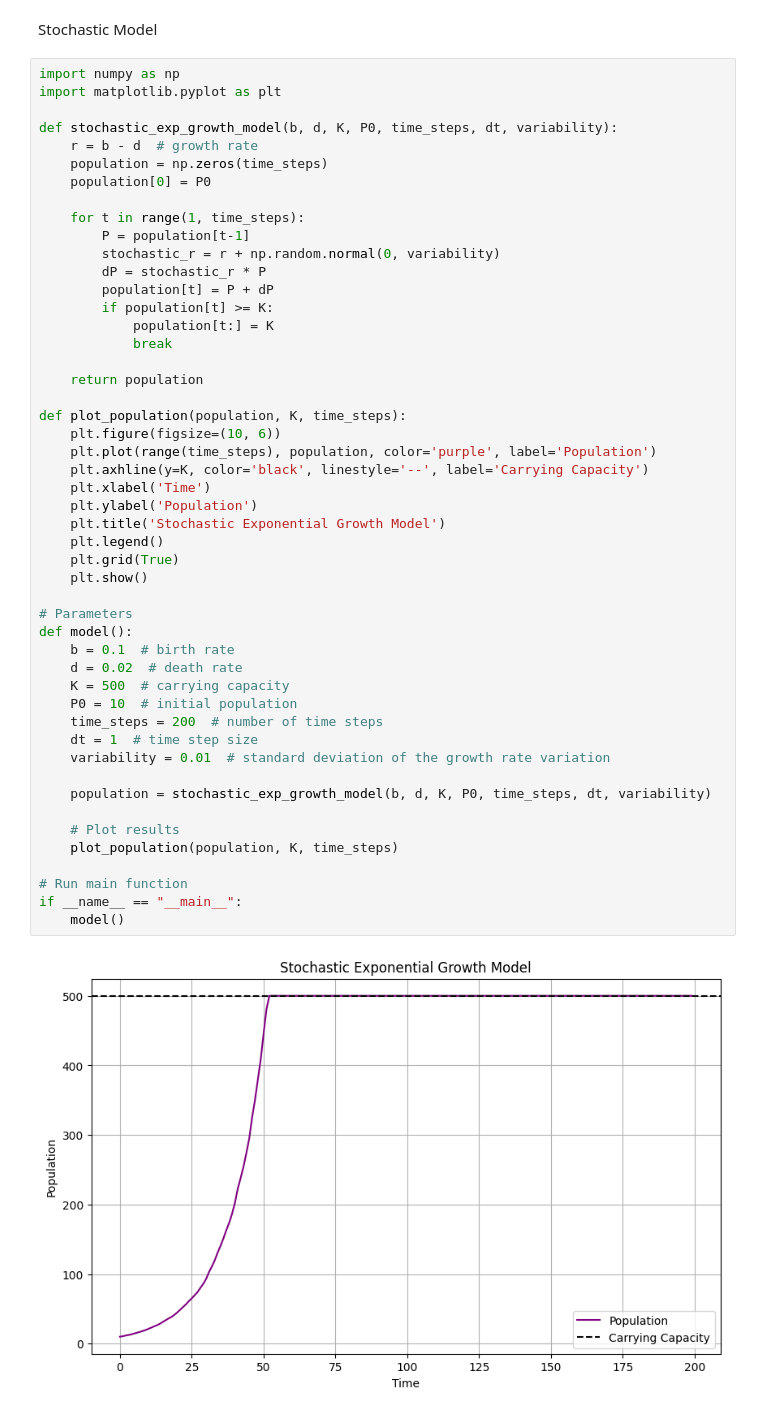
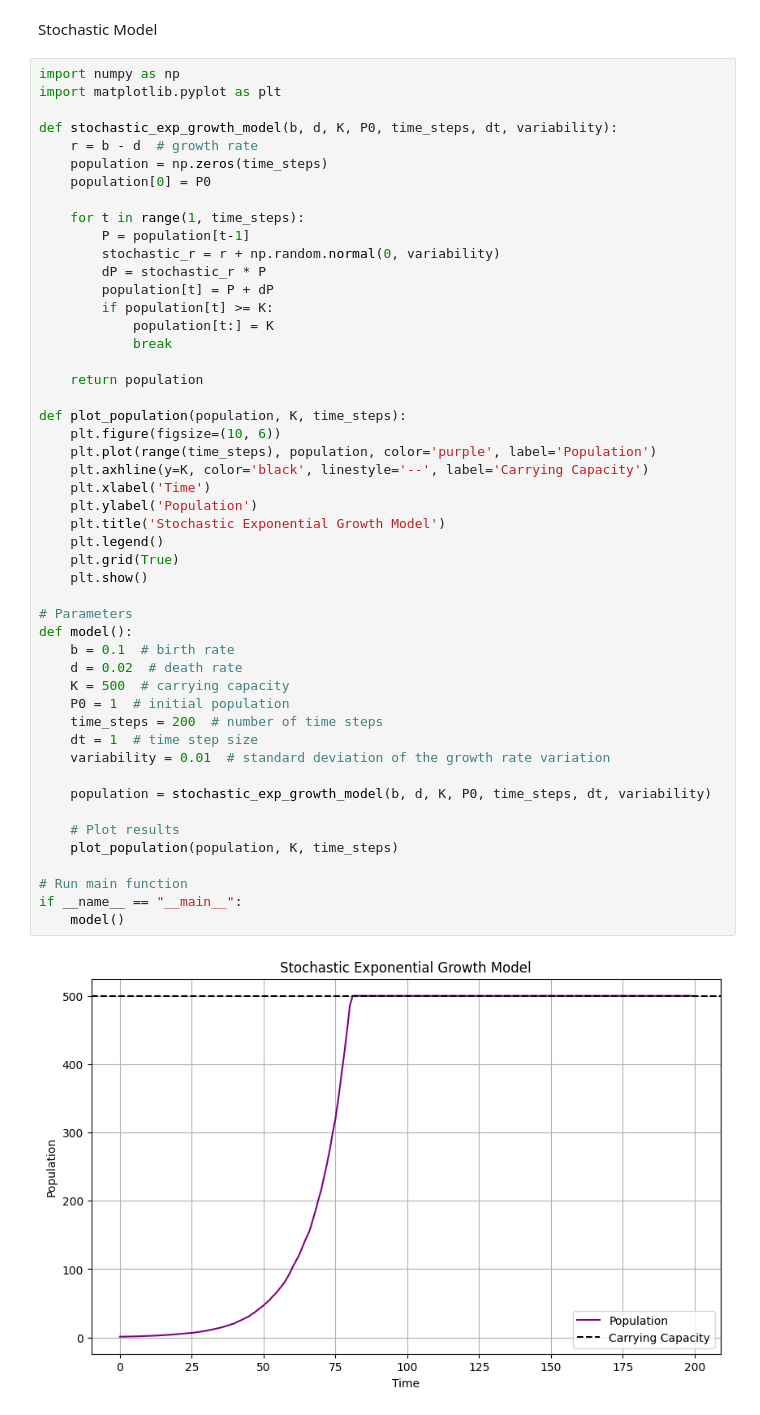
Before and after one commit to isabellac865/population_growth_models, a Jupyter notebook: 2_exponential_model.ipynb, the cells around one changed output. Saved outputs shown, nothing was run; the diff lists cells and outputs as text.

```diff
--- a/2_exponential_model.ipynb
+++ b/2_exponential_model.ipynb
@@ -81,32 +81,32 @@ def stochastic_exp_growth_model(b, d, K, P0, time_steps, dt, variability):
 
 def plot_population(population, K, time_steps):
     plt.figure(figsize=(10, 6))
     plt.plot(range(time_steps), population, color='purple', label='Population')
     plt.axhline(y=K, color='black', linestyle='--', label='Carrying Capacity')
     plt.xlabel('Time')
     plt.ylabel('Population')
     plt.title('Stochastic Exponential Growth Model')
     plt.legend()
     plt.grid(True)
     plt.show()
 
 # Parameters
 def model():
     b = 0.1  # birth rate
     d = 0.02  # death rate
     K = 500  # carrying capacity
-    P0 = 10  # initial population
+    P0 = 1  # initial population
     time_steps = 200  # number of time steps
     dt = 1  # time step size
     variability = 0.01  # standard deviation of the growth rate variation
 
     population = stochastic_exp_growth_model(b, d, K, P0, time_steps, dt, variability)
 
     # Plot results
     plot_population(population, K, time_steps)
 
 # Run main function
 if __name__ == "__main__":
     model()
 # %% [output]
-[figure, old version]
+[figure, new version]
```
Also changed, not shown: parts of 3 cells of this notebook.
